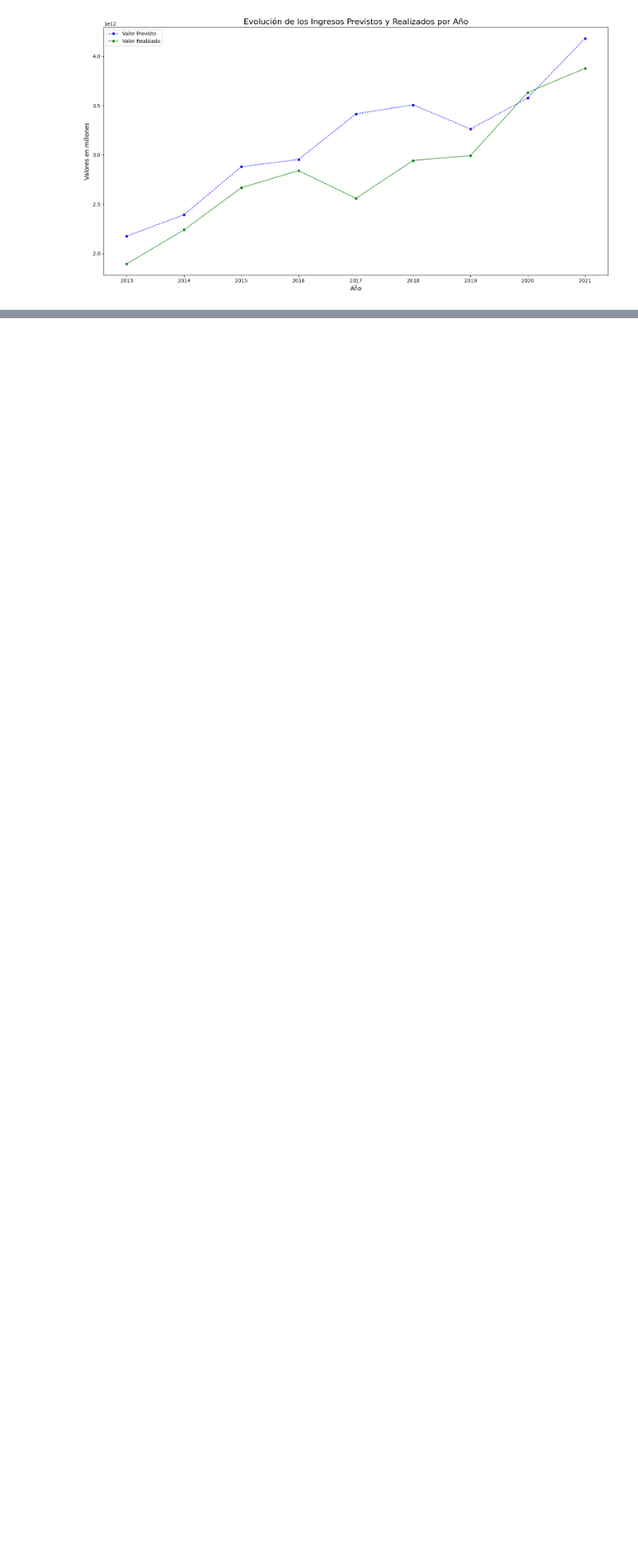
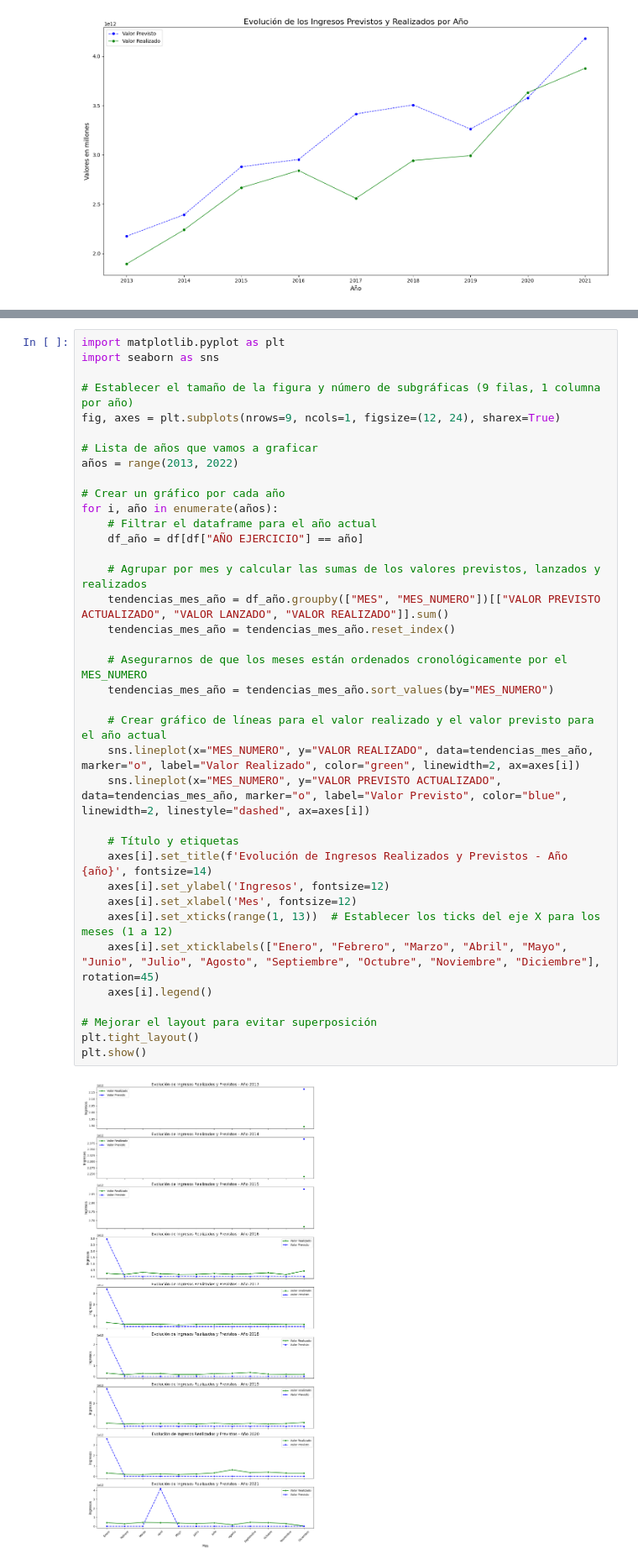
Before and after one commit to Gonzalo8julian/11.Proyecto2_EDA-Ingresos-Publicos-Brasil, a Jupyter notebook: 3.PROYECTO2_EDA y visualizacion.ipynb, the cells around one changed output, grey strips where cells are left out. Shown at 84% size. Cells and saved outputs as stored; diff of their text form; blank space fills up the shorter version.

Commit message:
Proyecto EDA Ingresos Públicos Brasil

```diff
--- a/3.PROYECTO2_EDA y visualizacion.ipynb
+++ b/3.PROYECTO2_EDA y visualizacion.ipynb
@@ -540,0 +528,39 @@ tendencias_mes.sort_values(by="MES_NUMERO", ascending=True)
+# %%
+import matplotlib.pyplot as plt
+import seaborn as sns
+
+# Establecer el tamaño de la figura y número de subgráficas (9 filas, 1 columna por año)
+fig, axes = plt.subplots(nrows=9, ncols=1, figsize=(12, 24), sharex=True)
+
+# Lista de años que vamos a graficar
+años = range(2013, 2022)
+
+# Crear un gráfico por cada año
+for i, año in enumerate(años):
+    # Filtrar el dataframe para el año actual
+    df_año = df[df["AÑO EJERCICIO"] == año]
+
+    # Agrupar por mes y calcular las sumas de los valores previstos, lanzados y realizados
+    tendencias_mes_año = df_año.groupby(["MES", "MES_NUMERO"])[["VALOR PREVISTO ACTUALIZADO", "VALOR LANZADO", "VALOR REALIZADO"]].sum()
+    tendencias_mes_año = tendencias_mes_año.reset_index()
+
+    # Asegurarnos de que los meses están ordenados cronológicamente por el MES_NUMERO
+    tendencias_mes_año = tendencias_mes_año.sort_values(by="MES_NUMERO")
+
+    # Crear gráfico de líneas para el valor realizado y el valor previsto para el año actual
+    sns.lineplot(x="MES_NUMERO", y="VALOR REALIZADO", data=tendencias_mes_año, marker="o", label="Valor Realizado", color="green", linewidth=2, ax=axes[i])
+    sns.lineplot(x="MES_NUMERO", y="VALOR PREVISTO ACTUALIZADO", data=tendencias_mes_año, marker="o", label="Valor Previsto", color="blue", linewidth=2, linestyle="dashed", ax=axes[i])
+
+    # Título y etiquetas
+    axes[i].set_title(f'Evolución de Ingresos Realizados y Previstos - Año {año}', fontsize=14)
+    axes[i].set_ylabel('Ingresos', fontsize=12)
+    axes[i].set_xlabel('Mes', fontsize=12)
+    axes[i].set_xticks(range(1, 13))  # Establecer los ticks del eje X para los meses (1 a 12)
+    axes[i].set_xticklabels(["Enero", "Febrero", "Marzo", "Abril", "Mayo", "Junio", "Julio", "Agosto", "Septiembre", "Octubre", "Noviembre", "Diciembre"], rotation=45)
+    axes[i].legend()
+
+# Mejorar el layout para evitar superposición
+plt.tight_layout()
+plt.show()
+# %% [output]
+[figure, added]
```
Also changed, not shown: parts of 2 cells of this notebook, 2 other files.
